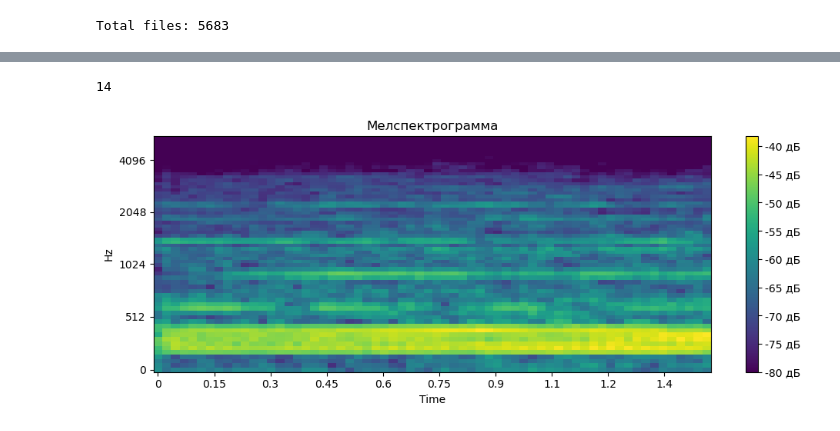
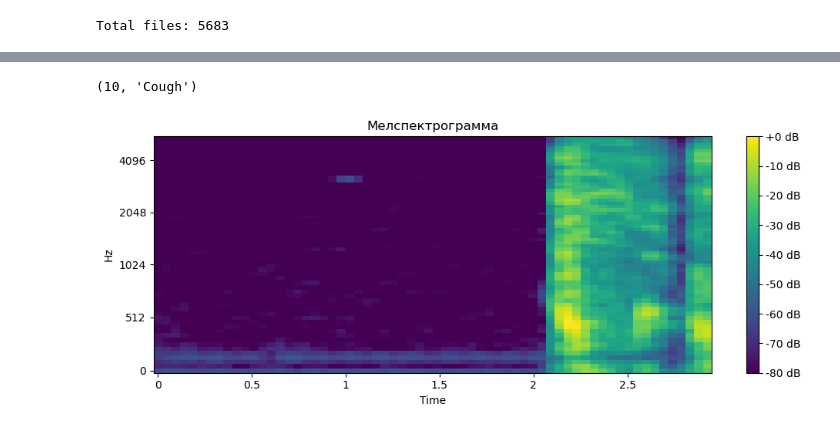
Before and after one commit to Geloger37/AcousticEventAnalysis, a Jupyter notebook: 3/lab_3.ipynb, the cells around one changed output, grey strips where cells are left out. Saved outputs shown, nothing was run; the diff lists cells and outputs as text; code cells hidden in the pictures.

```diff
--- a/3/lab_3.ipynb
+++ b/3/lab_3.ipynb
@@ -182,3 +184,6 @@ class DummyNetwork(nn.Module):
         # здесь можно еще добавить полносвязных слой или слои
         x = self.fc1(x)
         return x
+# %%
+device = device = "cuda" if torch.cuda.is_available() else "cpu"
+device
@@ -262,9 +307,11 @@ from torch.utils.data import Dataset
 
 
 class EventDetectionDataset(Dataset):
-    def __init__(self, x, y=None):
+    def __init__(self, x, y=None, device=None):
         self.x = x
         self.y = y
+
+        self.device = device
 
     def __len__(self):
         return len(self.x)
@@ -272,25 +319,38 @@ class EventDetectionDataset(Dataset):
     def __getitem__(self, idx):
         # добавить сюда prepare_shape()
         if self.y is not None:
-            return self.x[idx], self.y[idx]
-        return self.x[idx]
+            return torch.tensor(self.x[idx], device=self.device), torch.tensor(self.y[idx], device=self.device)
+        return torch.tensor(self.x[idx], device=self.device)
 # %%
-train_dset = EventDetectionDataset(x_tr, y_tr)
-val_dset = EventDetectionDataset(x_val, y_val)
+train_dset = EventDetectionDataset(x_tr, y_tr, device)
+val_dset = EventDetectionDataset(x_val, y_val, device)
+# %%
+sample_x, sample_y = random.choice(val_dset)
+
+sample_y.item(), id_to_label[sample_y]
+# %% [output]
+(10, 'Cough')
 # %%
-sample_x, sample_y = val_dset[2]
-print(sample_y)
-# print(id_to_label[sample_y])
-plt.figure(figsize=(10, 4))
-colors = 'viridis'
-specshow(sample_x[0], y_axis='mel', fmax=sample_rate//2, x_axis='time', cmap=colors)
-plt.colorbar(format='%+2.0f дБ')
-plt.title('Мелспектрограмма')
+fig, ax = plt.subplots(1, 1, figsize=(10, 4))
+cmap = "viridis"
+
+img = librosa.display.specshow(
+    sample_x[0].numpy(force=True),
+    sr=sample_rate,
+    fmax=sample_rate // 2,
+    ax=ax,
+    x_axis='time',
+    y_axis='mel',
+    cmap=cmap,
+)
+ax.set(title='Мелспектрограмма')
+ax.label_outer()
+
+fig.colorbar(img, ax=ax, format="%+2.f dB")
 plt.tight_layout()
 plt.show()
 # %% [output]
-14
-[figure, old version]
+[figure, new version]
 # %%
 from torch.utils.data import DataLoader
 
```
Also changed, not shown: parts of 12 cells of this notebook.
